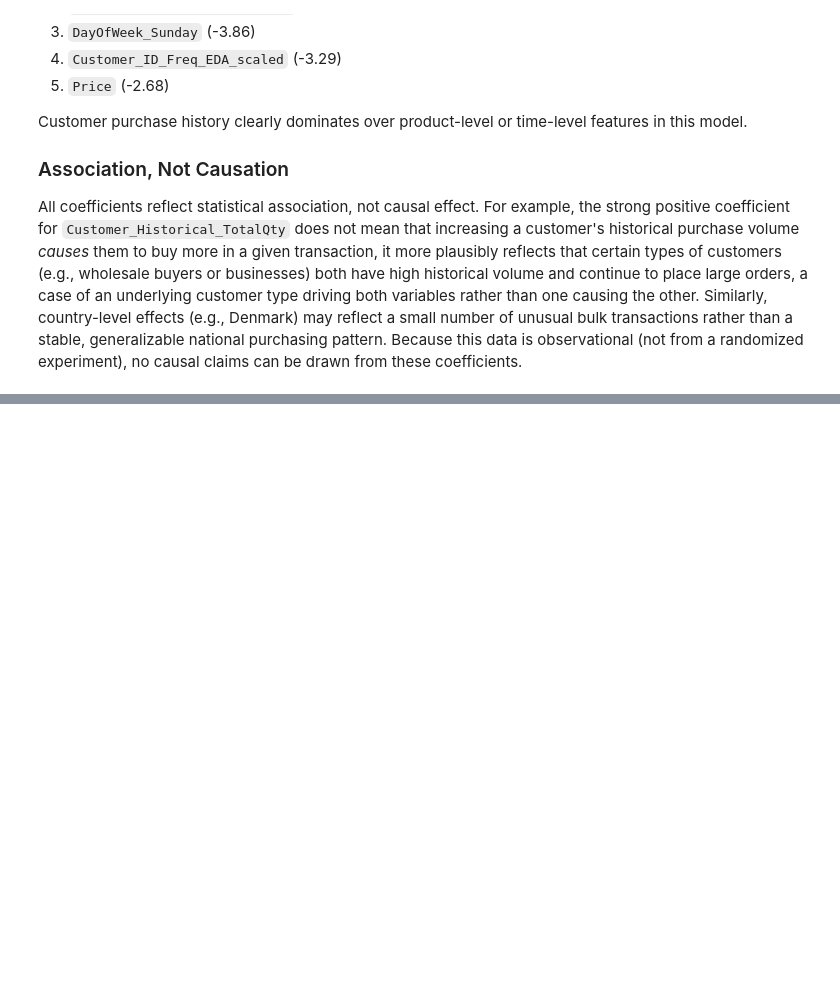
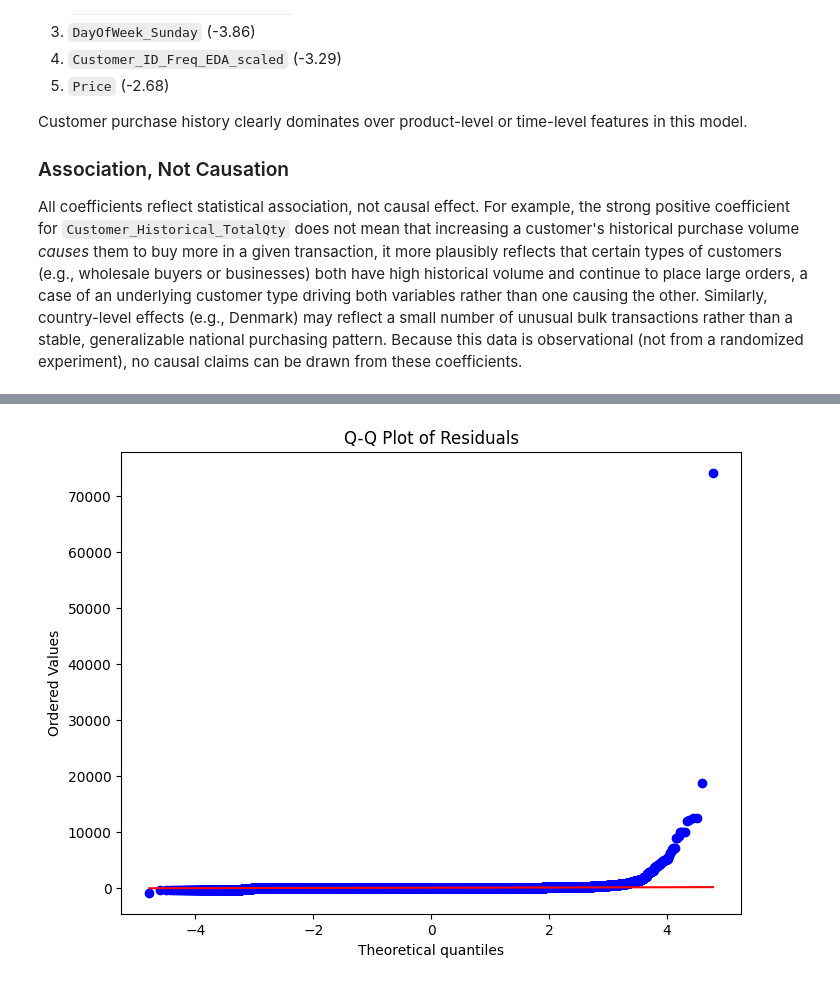
Before and after one commit to JoseAlberto88/Cleaning-Online-Retail-Data-and-Predicting-Purchase-Quantity, a Jupyter notebook: Cleaning_Data.ipynb, the cells around one changed output, grey strips where cells are left out. Cells and saved outputs as stored; diff of their text form; code cells hidden in the pictures; blank space fills up the shorter version.

```diff
--- a/Cleaning_Data.ipynb
+++ b/Cleaning_Data.ipynb
@@ -4403,0 +4466,13 @@ All coefficients reflect statistical association, not causal effect. For example
+# %%
+# Normality of residuals
+# Two checks Q-Q plot (visual)
+# Shapiro-Wilk or D'Agostino test
+
+import scipy.stats as stats
+
+plt.figure(figsize=(8,6))
+stats.probplot(residuals_train, dist="norm", plot=plt)
+plt.title('Q-Q Plot of Residuals')
+plt.show()
+# %% [output]
+[figure, added]
```
Also changed, not shown: parts of 9 cells of this notebook.
